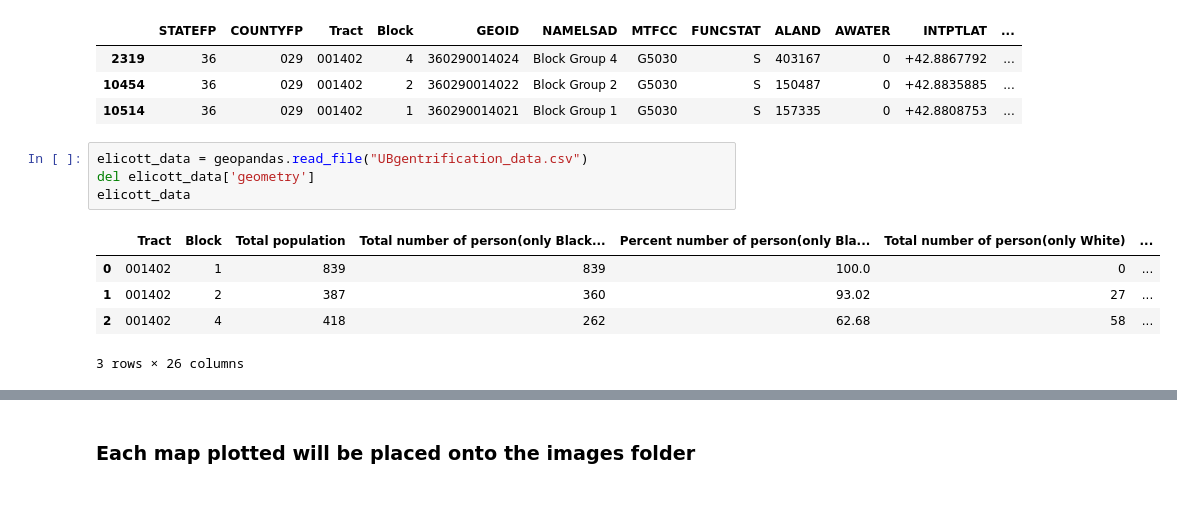
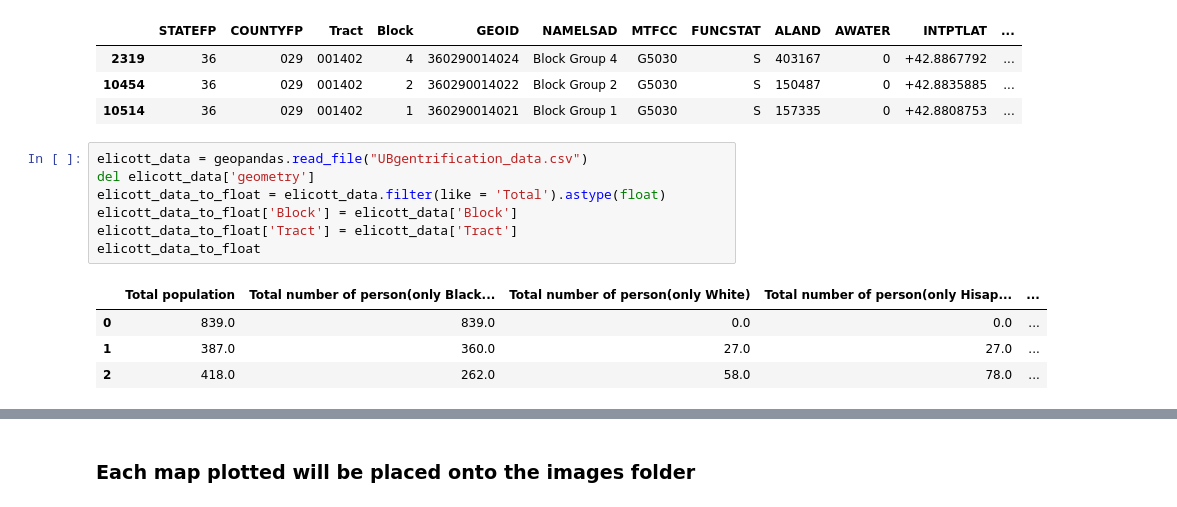
Before and after one commit to gentrification-ub/Data_from_UScensus, a Jupyter notebook: plot.ipynb, the cells around one changed output, grey strips where cells are left out. Saved outputs shown, nothing was run; the diff lists cells and outputs as text.

```diff
--- a/plot.ipynb
+++ b/plot.ipynb
@@ -62,11 +54,13 @@ elicott
 # %%
 elicott_data = geopandas.read_file("UBgentrification_data.csv")
 del elicott_data['geometry']
-elicott_data
+elicott_data_to_float = elicott_data.filter(like = 'Total').astype(float)
+elicott_data_to_float['Block'] = elicott_data['Block']
+elicott_data_to_float['Tract'] = elicott_data['Tract']
+elicott_data_to_float
 # %% [output]
-|  | Tract | Block | Total population | Total number of person(only Black... | Percent number of person(only Bla... | Total number of person(only White) | ... |
-| 0 | 001402 | 1 | 839 | 839 | 100.0 | 0 | ... |
-| 1 | 001402 | 2 | 387 | 360 | 93.02 | 27 | ... |
-| 2 | 001402 | 4 | 418 | 262 | 62.68 | 58 | ... |
+|  | Total population | Total number of person(only Black... | Total number of person(only White) | Total number of person(only Hisap... | ... |
+| 0 | 839.0 | 839.0 | 0.0 | 0.0 | ... |
+| 1 | 387.0 | 360.0 | 27.0 | 27.0 | ... |
+| 2 | 418.0 | 262.0 | 58.0 | 78.0 | ... |
-3 rows × 26 columns
 # %%
```
Also changed, not shown: parts of 3 cells of this notebook, 19 other files.
